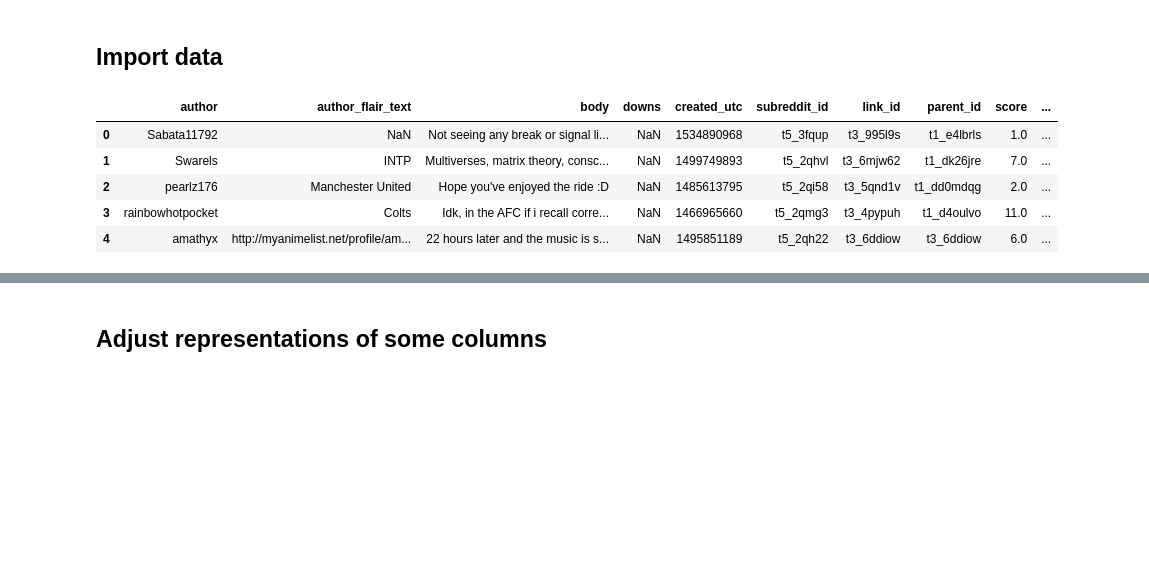
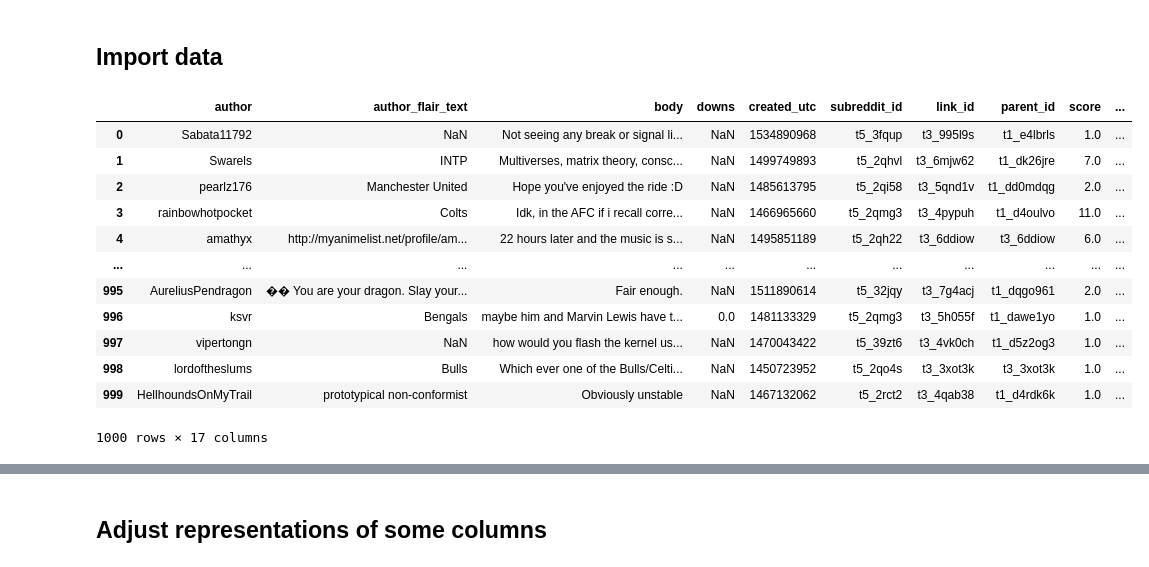
Before and after one commit to sophiasylvester/Big5-NLP, a Jupyter notebook: preprocessing_author.ipynb, the cells around one changed output, grey strips where cells are left out. Saved outputs shown, nothing was run; the diff lists cells and outputs as text; code cells hidden in the pictures; blank space fills up the shorter version.

```diff
--- a/preprocessing_author.ipynb
+++ b/preprocessing_author.ipynb
@@ -86,13 +86,20 @@ random.seed(32)
 # %%
 df = pd.read_csv('/home/sophia/ma_py/pandora_bigfive1000.csv')
 # print(pandora.info(verbose=True))
-df.head()
+df
 # %% [output]
 |  | author | author_flair_text | body | downs | created_utc | subreddit_id | link_id | parent_id | score | ... |
 | 0 | Sabata11792 | NaN | Not seeing any break or signal li... | NaN | 1534890968 | t5_3fqup | t3_995l9s | t1_e4lbrls | 1.0 | ... |
 | 1 | Swarels | INTP | Multiverses, matrix theory, consc... | NaN | 1499749893 | t5_2qhvl | t3_6mjw62 | t1_dk26jre | 7.0 | ... |
 | 2 | pearlz176 | Manchester United | Hope you've enjoyed the ride :D | NaN | 1485613795 | t5_2qi58 | t3_5qnd1v | t1_dd0mdqg | 2.0 | ... |
 | 3 | rainbowhotpocket | Colts | Idk, in the AFC if i recall corre... | NaN | 1466965660 | t5_2qmg3 | t3_4pypuh | t1_d4oulvo | 11.0 | ... |
 | 4 | amathyx | http://myanimelist.net/profile/am... | 22 hours later and the music is s... | NaN | 1495851189 | t5_2qh22 | t3_6ddiow | t3_6ddiow | 6.0 | ... |
+| ... | ... | ... | ... | ... | ... | ... | ... | ... | ... | ... |
+| 995 | AureliusPendragon | �� You are your dragon. Slay your... | Fair enough. | NaN | 1511890614 | t5_32jqy | t3_7g4acj | t1_dqgo961 | 2.0 | ... |
+| 996 | ksvr | Bengals | maybe him and Marvin Lewis have t... | 0.0 | 1481133329 | t5_2qmg3 | t3_5h055f | t1_dawe1yo | 1.0 | ... |
+| 997 | vipertongn | NaN | how would you flash the kernel us... | NaN | 1470043422 | t5_39zt6 | t3_4vk0ch | t1_d5z2og3 | 1.0 | ... |
+| 998 | lordoftheslums | Bulls | Which ever one of the Bulls/Celti... | NaN | 1450723952 | t5_2qo4s | t3_3xot3k | t3_3xot3k | 1.0 | ... |
+| 999 | HellhoundsOnMyTrail | prototypical non-conformist | Obviously unstable | NaN | 1467132062 | t5_2rct2 | t3_4qab38 | t1_d4rdk6k | 1.0 | ... |
+1000 rows × 17 columns
 # %%
 # change language to numeric representation
```
Also changed, not shown: parts of 16 cells of this notebook.
